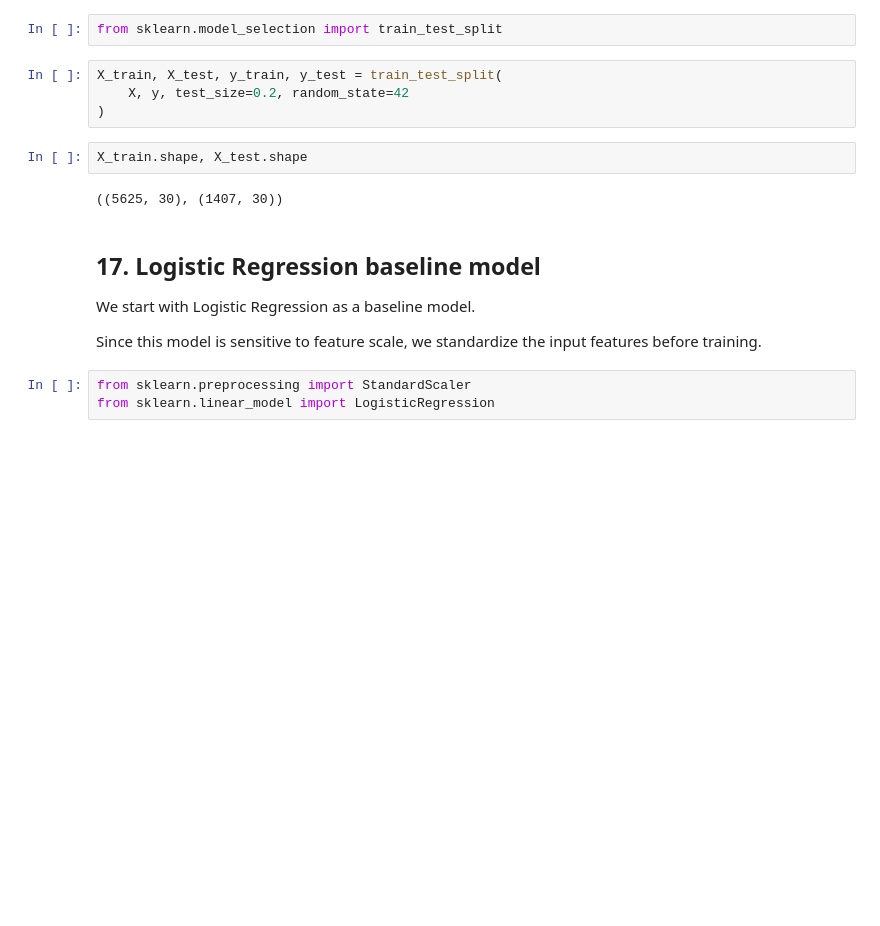
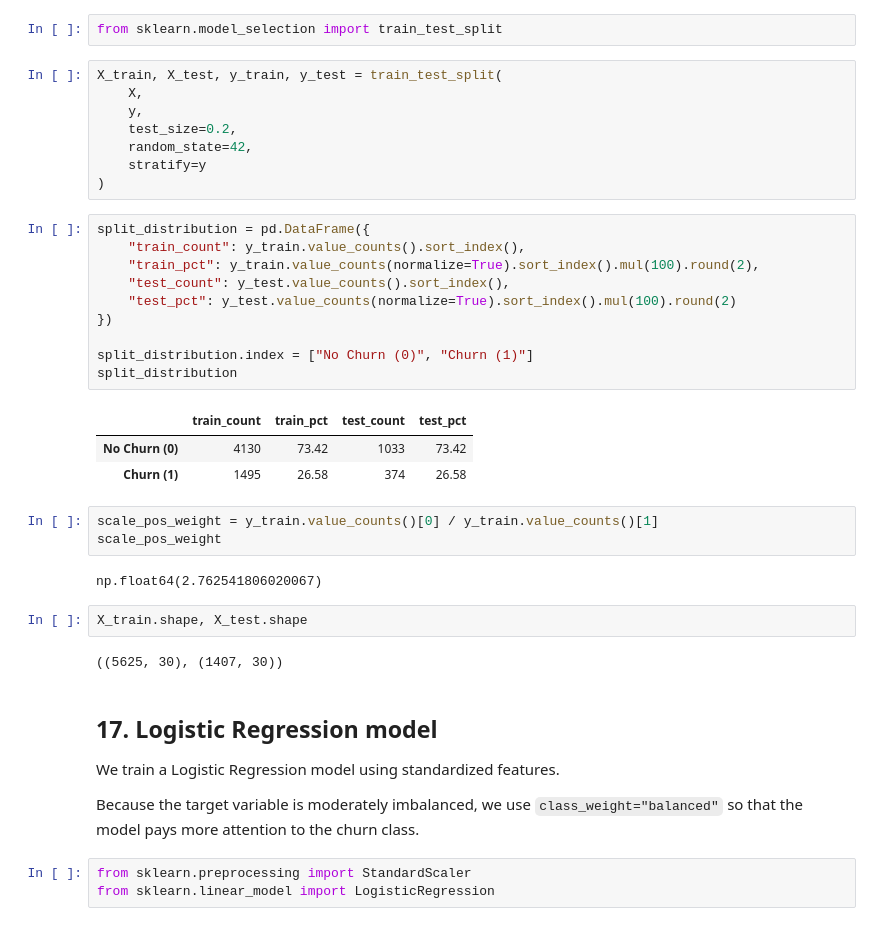
Before and after one commit to juampymv/telecom-customer-churn-ml, a Jupyter notebook: notebooks/churn_model.ipynb, the cells around one changed output. Saved outputs shown, nothing was run; the diff lists cells and outputs as text; blank space fills up the shorter version.

```diff
--- a/notebooks/churn_model.ipynb
+++ b/notebooks/churn_model.ipynb
@@ -245,20 +243,43 @@ X.shape
 We split the dataset into training and testing sets to evaluate model performance on unseen data.
 # %%
 from sklearn.model_selection import train_test_split
-# %%
-X_train, X_test, y_train, y_test = train_test_split(
-    X, y, test_size=0.2, random_state=42
-)
+# %%
+X_train, X_test, y_train, y_test = train_test_split(
+    X,
+    y,
+    test_size=0.2,
+    random_state=42,
+    stratify=y
+)
+# %%
+split_distribution = pd.DataFrame({
+    "train_count": y_train.value_counts().sort_index(),
+    "train_pct": y_train.value_counts(normalize=True).sort_index().mul(100).round(2),
+    "test_count": y_test.value_counts().sort_index(),
+    "test_pct": y_test.value_counts(normalize=True).sort_index().mul(100).round(2)
+})
+
+split_distribution.index = ["No Churn (0)", "Churn (1)"]
+split_distribution
+# %% [output]
+|  | train_count | train_pct | test_count | test_pct |
+| No Churn (0) | 4130 | 73.42 | 1033 | 73.42 |
+| Churn (1) | 1495 | 26.58 | 374 | 26.58 |
+# %%
+scale_pos_weight = y_train.value_counts()[0] / y_train.value_counts()[1]
+scale_pos_weight
+# %% [output]
+np.float64(2.762541806020067)
 # %%
 X_train.shape, X_test.shape
 # %% [output]
 ((5625, 30), (1407, 30))
 # %% [markdown]
-## 17. Logistic Regression baseline model
+## 17. Logistic Regression model
 
-We start with Logistic Regression as a baseline model.
+We train a Logistic Regression model using standardized features.
 
-Since this model is sensitive to feature scale, we standardize the input features before training.
+Because the target variable is moderately imbalanced, we use `class_weight="balanced"` so that the model pays more attention to the churn class.
 # %%
 from sklearn.preprocessing import StandardScaler
 from sklearn.linear_model import LogisticRegression
```
Also changed, not shown: parts of 38 cells of this notebook, 1 other file.
